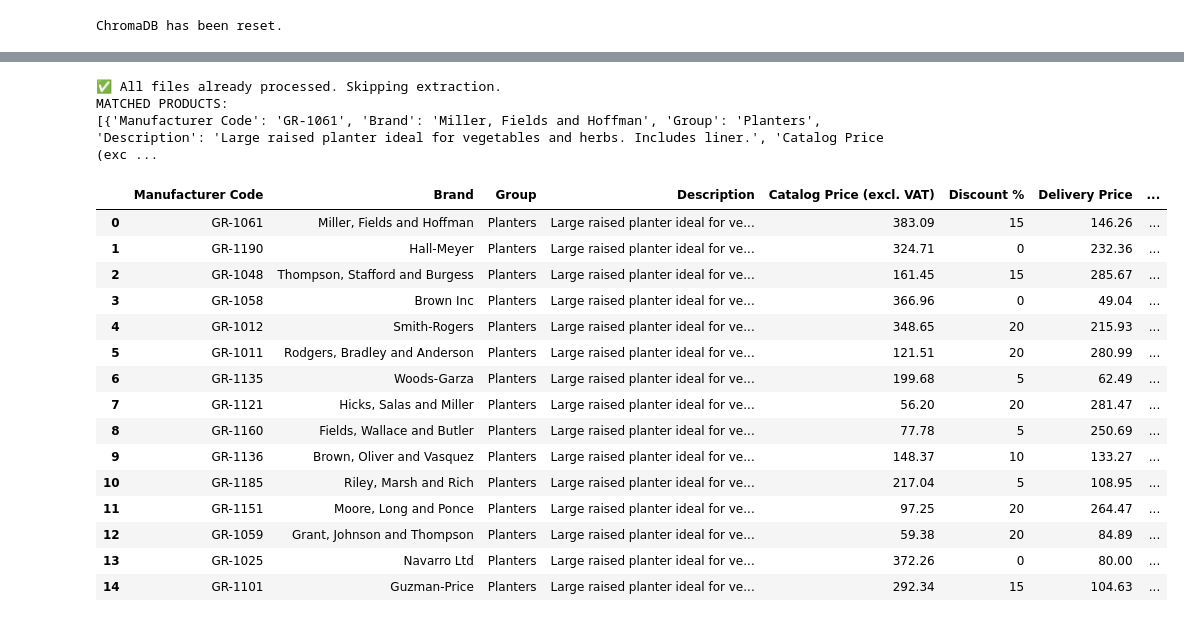
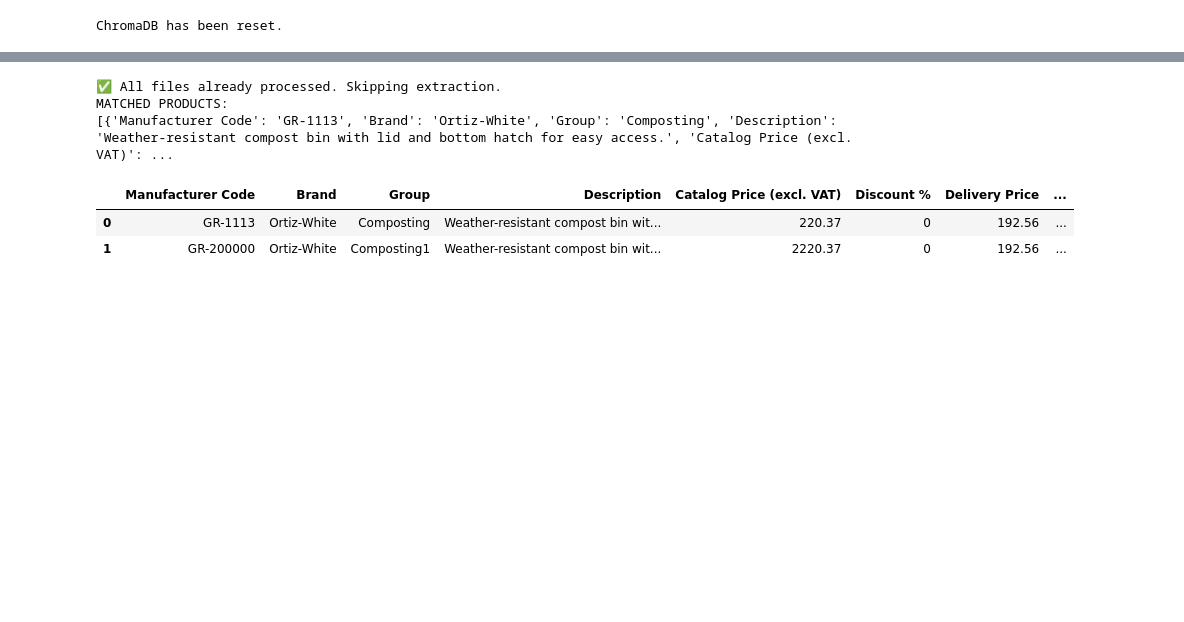
Before and after one commit to jenyss/product-catalog-assistant, a Jupyter notebook: ProductCatalogAssistant.ipynb, the cells around one changed output, grey strips where cells are left out. Saved outputs shown, nothing was run; the diff lists cells and outputs as text; code cells hidden in the pictures; blank space fills up the shorter version.

```diff
--- a/ProductCatalogAssistant.ipynb
+++ b/ProductCatalogAssistant.ipynb
@@ -84,4 +115,34 @@ def check_file_processing_node(state: AgentState) -> dict:
         "file_processing": False,
         "unprocessed_files": []
     }
+# %%
+def extract_products_node(state: AgentState) -> dict:
+    # Only process if file_processing is True AND we have unprocessed files
+    if not state.get("file_processing") or not state.get("unprocessed_files"):
+        print("Skipping extraction - no files to process")
+        return {}
+
+    file_paths = state.get("unprocessed_files", [])
+
+    try:
+        print(f"\n✅ [extract_products_node] Processing Excel files: {file_paths}")
+        all_data = []
+
+        for path in file_paths:
+            # Read all sheets as a dictionary
+            df_dict = pd.read_excel(path, sheet_name=None)
+            file_data = {"file": path, "sheets": []}
+
+            for sheet_name, df in df_dict.items():
+                df.columns = [col.strip() for col in df.columns if col.strip()]
+                rows = df.to_dict(orient="records")
+                file_data["sheets"].append({"sheet": sheet_name, "rows": rows})
+
+            all_data.append(file_data)
+
+        return {"extracted_data": all_data}
+
+    except Exception as e:
+        print(f"\n❌ [extract_products_node] Error: {e}")
+        return {"error": f"Extraction failed: {str(e)}"}
 # %%
@@ -274,53 +312,41 @@ def run_agent(user_input: str, file_processing: bool = True, file_paths: Optiona
         "search_result": None,
         "final_answer": None,
         "error": None,
         "search_results_count": search_results_count
     }
 
     thread = {"configurable": {"thread_id": "1"}}
     return workflow.invoke(state, thread)
 
 
 state = run_agent(
-    user_input="Show me some vegetable planter options.",
-    file_paths=["Gardening_Products_1.xlsx","Gardening_Products_2.xlsx"],
-    search_results_count=15
+    # user_input="Give me vegetable planters suggestions and order them by catalog price",
+    # user_input="compare vegetable planter prices between Riley, Marsh and Rich and Hall-Meyer",
+    user_input="Give me all products by Ortiz-White",
+    file_paths=["/content/product_data/Gardening_Products_1_1.xlsx"], # One file with many sheets
+    # file_paths=["product_data/Gardening_Products_1.xlsx","product_data/Gardening_Products_2.xlsx"], # Example with multiple files
+    search_results_count=10
 )
 
 
-# USE THIS - to get just the answer to your question!
-# Converts the full search_result JSON to DataFrame with all unique keys as columns
+# USE THIS -> to get just the answer to your question!
 if state.get("final_answer"):
     df = pd.DataFrame(state["final_answer"])
     display(df)
 else:
     print("No search results to display.")
 
-# USE THIS - to print print the full state for inspection!
+# USE THIS -> to print print the full state for inspection!
 # print(json.dumps(state, indent=2))
-
 # if state.get("final_answer") and isinstance(state["final_answer"], list):
 #     df = pd.DataFrame(state["final_answer"])
 #     display(df)
 # else:
 #     print(" No valid tabular data to display.")
 # %% [output]
 ✅ All files already processed. Skipping extraction.
 MATCHED PRODUCTS:
-[{'Manufacturer Code': 'GR-1061', 'Brand': 'Miller, Fields and Hoffman', 'Group': 'Planters', 'Description': 'Large raised planter ideal for vegetables and herbs. Includes liner.', 'Catalog Price (exc ...
+[{'Manufacturer Code': 'GR-1113', 'Brand': 'Ortiz-White', 'Group': 'Composting', 'Description': 'Weather-resistant compost bin with lid and bottom hatch for easy access.', 'Catalog Price (excl. VAT)': ...
 |  | Manufacturer Code | Brand | Group | Description | Catalog Price (excl. VAT) | Discount % | Delivery Price | ... |
-| 0 | GR-1061 | Miller, Fields and Hoffman | Planters | Large raised planter ideal for ve... | 383.09 | 15 | 146.26 | ... |
-| 1 | GR-1190 | Hall-Meyer | Planters | Large raised planter ideal for ve... | 324.71 | 0 | 232.36 | ... |
-| 2 | GR-1048 | Thompson, Stafford and Burgess | Planters | Large raised planter ideal for ve... | 161.45 | 15 | 285.67 | ... |
-| 3 | GR-1058 | Brown Inc | Planters | Large raised planter ideal for ve... | 366.96 | 0 | 49.04 | ... |
-| 4 | GR-1012 | Smith-Rogers | Planters | Large raised planter ideal for ve... | 348.65 | 20 | 215.93 | ... |
-| 5 | GR-1011 | Rodgers, Bradley and Anderson | Planters | Large raised planter ideal for ve... | 121.51 | 20 | 280.99 | ... |
-| 6 | GR-1135 | Woods-Garza | Planters | Large raised planter ideal for ve... | 199.68 | 5 | 62.49 | ... |
-| 7 | GR-1121 | Hicks, Salas and Miller | Planters | Large raised planter ideal for ve... | 56.20 | 20 | 281.47 | ... |
-| 8 | GR-1160 | Fields, Wallace and Butler | Planters | Large raised planter ideal for ve... | 77.78 | 5 | 250.69 | ... |
-| 9 | GR-1136 | Brown, Oliver and Vasquez | Planters | Large raised planter ideal for ve... | 148.37 | 10 | 133.27 | ... |
-| 10 | GR-1185 | Riley, Marsh and Rich | Planters | Large raised planter ideal for ve... | 217.04 | 5 | 108.95 | ... |
-| 11 | GR-1151 | Moore, Long and Ponce | Planters | Large raised planter ideal for ve... | 97.25 | 20 | 264.47 | ... |
-| 12 | GR-1059 | Grant, Johnson and Thompson | Planters | Large raised planter ideal for ve... | 59.38 | 20 | 84.89 | ... |
-| 13 | GR-1025 | Navarro Ltd | Planters | Large raised planter ideal for ve... | 372.26 | 0 | 80.00 | ... |
-| 14 | GR-1101 | Guzman-Price | Planters | Large raised planter ideal for ve... | 292.34 | 15 | 104.63 | ... |
+| 0 | GR-1113 | Ortiz-White | Composting | Weather-resistant compost bin wit... | 220.37 | 0 | 192.56 | ... |
+| 1 | GR-200000 | Ortiz-White | Composting1 | Weather-resistant compost bin wit... | 2220.37 | 0 | 192.56 | ... |
```
Also changed, not shown: parts of 13 cells of this notebook.
